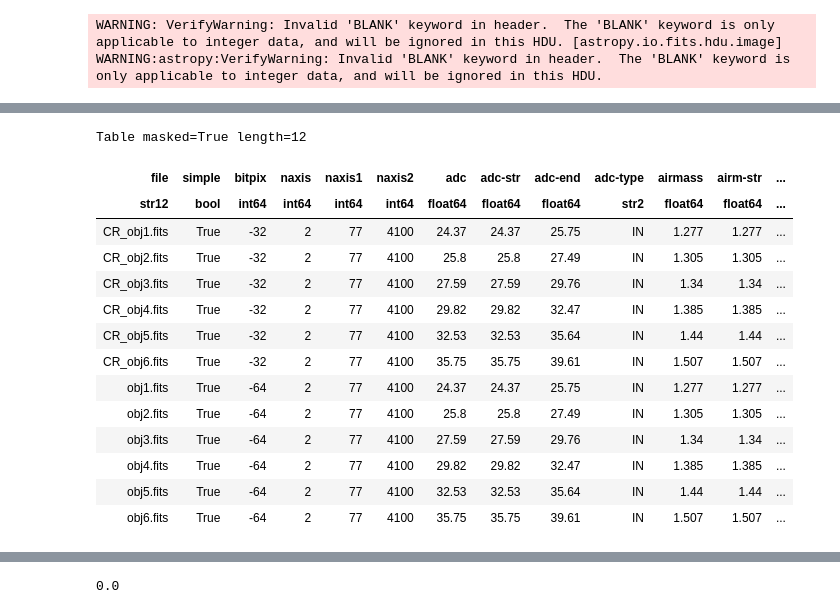
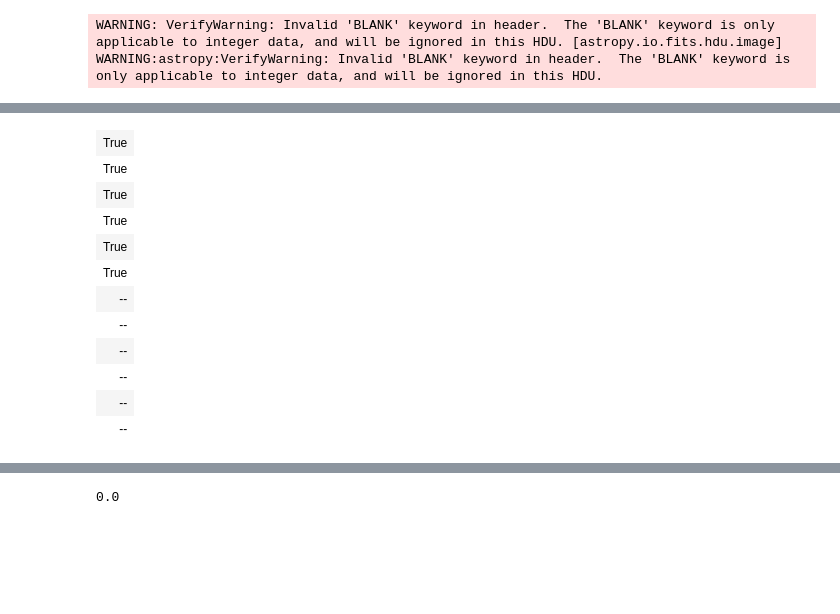
Before and after one commit to YoRHazero/focas-data-reduction-ccdp, a Jupyter notebook: ccdp.ipynb, the cells around one changed output, grey strips where cells are left out. Drawn from its saved outputs; the diff is of its cells as text; code cells hidden in the pictures; blank space fills up the shorter version.

```diff
--- a/ccdp.ipynb
+++ b/ccdp.ipynb
@@ -476,4 +565,4 @@ ValueError: Inconsistent units for gain (electron / adu)  ccd (electron / adu) a
 # %%
 wc_files.refresh()
-wc_files.summary
+wc_files.summary['masked']
 # %% [output]
@@ -482,17 +570,14 @@ WARNING:astropy:VerifyWarning: Invalid 'BLANK' keyword in header.  The 'BLANK' k
-Table masked=True length=12
-| file | simple | bitpix | naxis | naxis1 | naxis2 | adc | adc-str | adc-end | adc-type | airmass | airm-str | ... |
-| str12 | bool | int64 | int64 | int64 | int64 | float64 | float64 | float64 | str2 | float64 | float64 | ... |
-| CR_obj1.fits | True | -32 | 2 | 77 | 4100 | 24.37 | 24.37 | 25.75 | IN | 1.277 | 1.277 | ... |
-| CR_obj2.fits | True | -32 | 2 | 77 | 4100 | 25.8 | 25.8 | 27.49 | IN | 1.305 | 1.305 | ... |
-| CR_obj3.fits | True | -32 | 2 | 77 | 4100 | 27.59 | 27.59 | 29.76 | IN | 1.34 | 1.34 | ... |
-| CR_obj4.fits | True | -32 | 2 | 77 | 4100 | 29.82 | 29.82 | 32.47 | IN | 1.385 | 1.385 | ... |
-| CR_obj5.fits | True | -32 | 2 | 77 | 4100 | 32.53 | 32.53 | 35.64 | IN | 1.44 | 1.44 | ... |
-| CR_obj6.fits | True | -32 | 2 | 77 | 4100 | 35.75 | 35.75 | 39.61 | IN | 1.507 | 1.507 | ... |
-| obj1.fits | True | -64 | 2 | 77 | 4100 | 24.37 | 24.37 | 25.75 | IN | 1.277 | 1.277 | ... |
-| obj2.fits | True | -64 | 2 | 77 | 4100 | 25.8 | 25.8 | 27.49 | IN | 1.305 | 1.305 | ... |
-| obj3.fits | True | -64 | 2 | 77 | 4100 | 27.59 | 27.59 | 29.76 | IN | 1.34 | 1.34 | ... |
-| obj4.fits | True | -64 | 2 | 77 | 4100 | 29.82 | 29.82 | 32.47 | IN | 1.385 | 1.385 | ... |
-| obj5.fits | True | -64 | 2 | 77 | 4100 | 32.53 | 32.53 | 35.64 | IN | 1.44 | 1.44 | ... |
-| obj6.fits | True | -64 | 2 | 77 | 4100 | 35.75 | 35.75 | 39.61 | IN | 1.507 | 1.507 | ... |
+| True |
+| True |
+| True |
+| True |
+| True |
+| True |
+| -- |
+| -- |
+| -- |
+| -- |
+| -- |
+| -- |
 # %%
 fig,axes=plt.subplots(6,2,figsize=(10,60),tight_layout=True)
```
Also changed, not shown: parts of 18 cells of this notebook, 27 other files.
